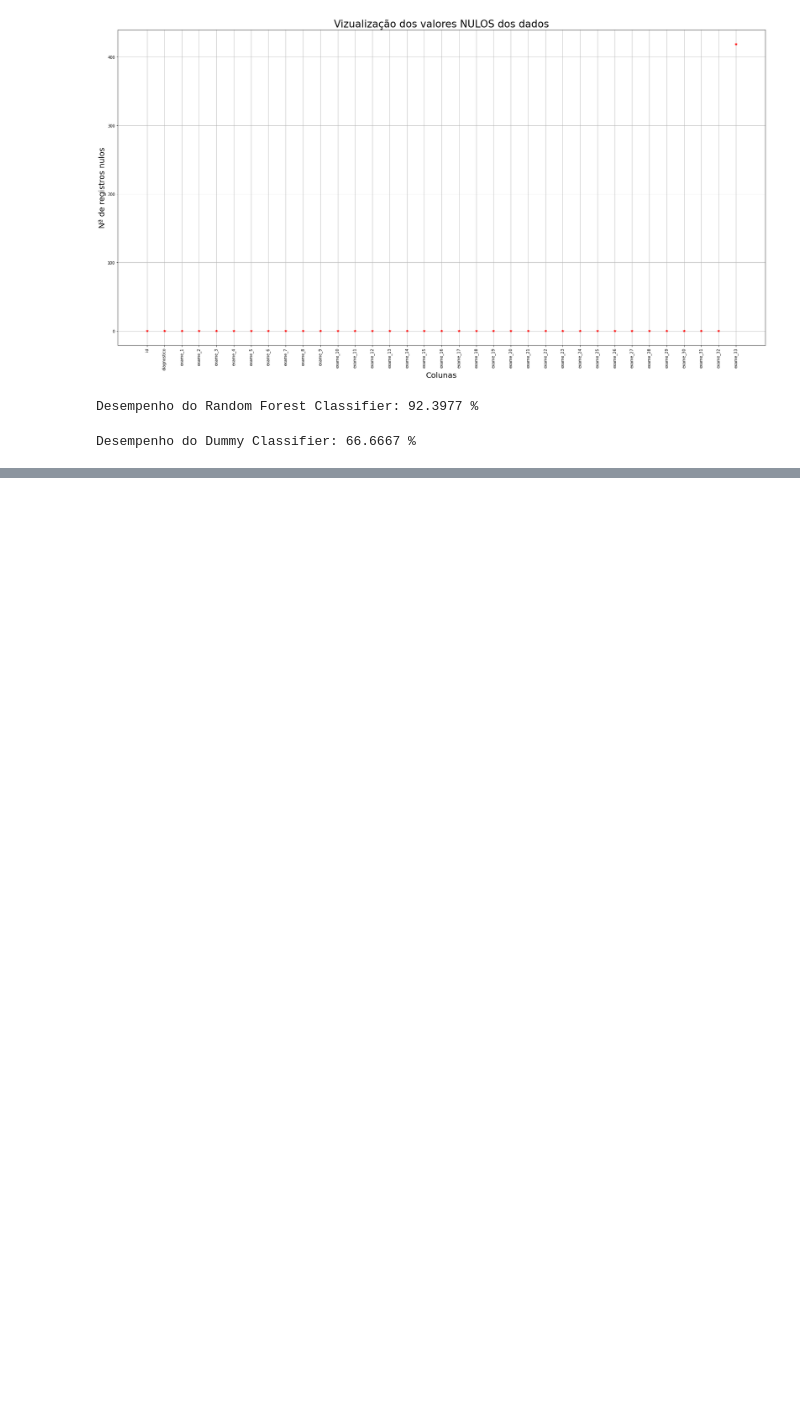
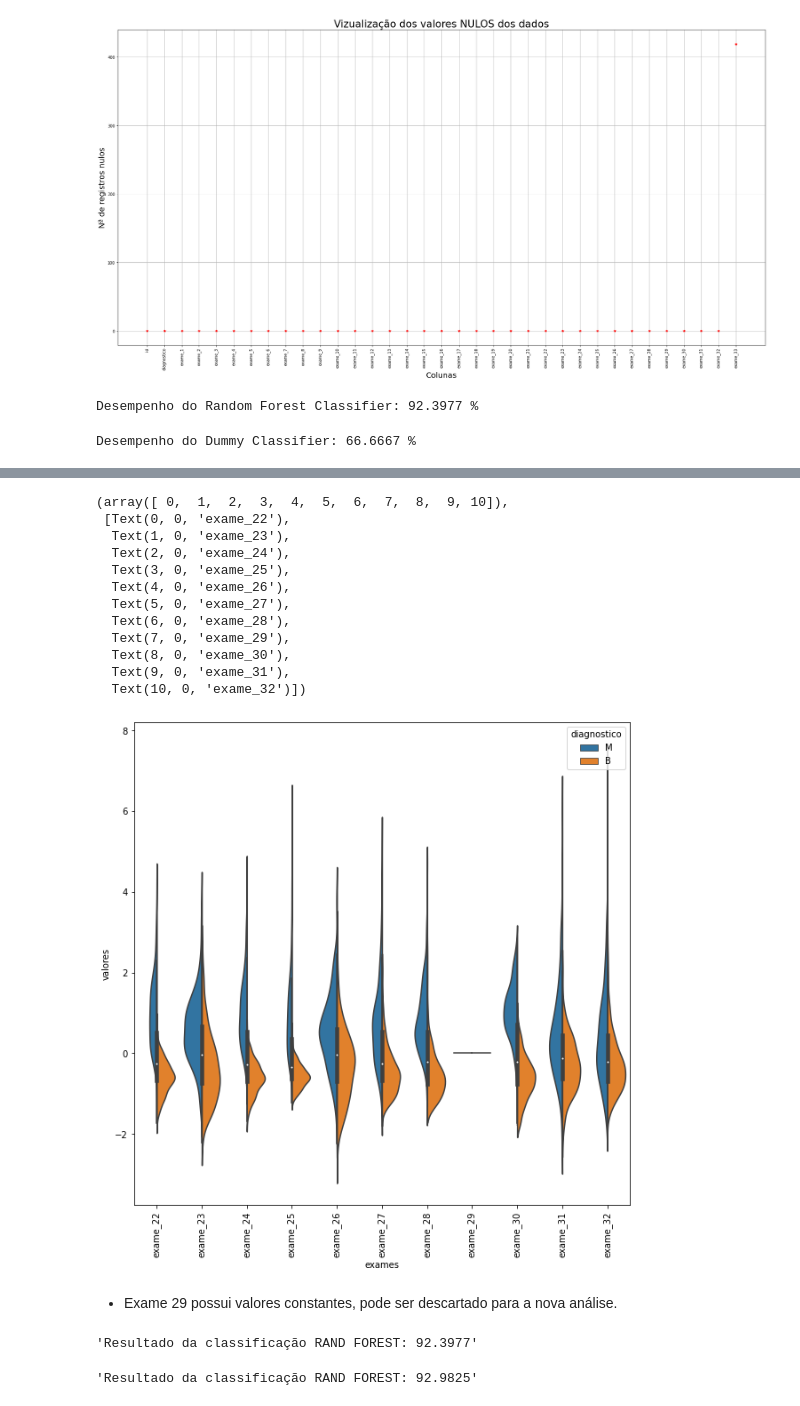
Before and after one commit to Guilherme-iram/MachineLearning, a Jupyter notebook: Preprocessamento/ReducaoDimensionalidade/data_process.ipynb, the cells around one changed output, grey strips where cells are left out. Cells and saved outputs as stored; diff of their text form; code cells hidden in the pictures; blank space fills up the shorter version.

```diff
--- a/Preprocessamento/ReducaoDimensionalidade/data_process.ipynb
+++ b/Preprocessamento/ReducaoDimensionalidade/data_process.ipynb
@@ -59,0 +136,18 @@ Desempenho do Dummy Classifier: 66.6667 %
+# %%
+grafico_violino(valores_exames_std, diagnostico, 21, 32)
+# %% [output]
+(array([ 0,  1,  2,  3,  4,  5,  6,  7,  8,  9, 10]),
+ [Text(0, 0, 'exame_22'),
+  Text(1, 0, 'exame_23'),
+  Text(2, 0, 'exame_24'),
+  Text(3, 0, 'exame_25'),
+  Text(4, 0, 'exame_26'),
+  Text(5, 0, 'exame_27'),
+  Text(6, 0, 'exame_28'),
+  Text(7, 0, 'exame_29'),
+  Text(8, 0, 'exame_30'),
+  Text(9, 0, 'exame_31'),
+  Text(10, 0, 'exame_32')])
+[figure, added]
+# %% [markdown]
+- Exame 29 possui valores constantes, pode ser descartado para a nova análise.
@@ -59,0 +158,8 @@ Desempenho do Dummy Classifier: 66.6667 %
+# %%
+random_forest_classifica(valores_exames, diagnostico)
+# %% [output]
+'Resultado da classificação RAND FOREST: 92.3977'
+# %%
+random_forest_classifica(valores_exames_std_1, diagnostico)
+# %% [output]
+'Resultado da classificação RAND FOREST: 92.9825'
```
Also changed, not shown: parts of 10 cells of this notebook, 2 other files.
